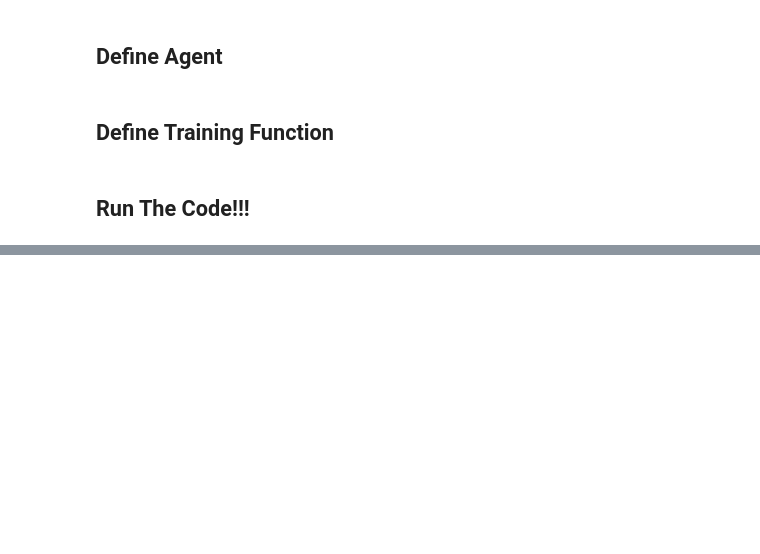
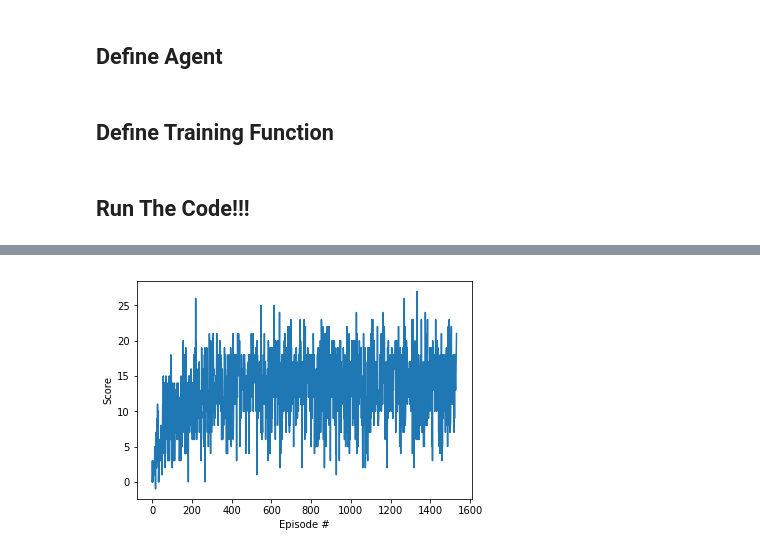
Before and after one commit to BruceChanJianLe/drlnd-banana-navigation-project1, a Jupyter notebook: script_1.ipynb, the cells around one changed output, grey strips where cells are left out. Saved outputs shown, nothing was run; the diff lists cells and outputs as text; code cells hidden in the pictures; blank space fills up the shorter version.

```diff
--- a/script_1.ipynb
+++ b/script_1.ipynb
@@ -247,0 +256,9 @@ Episode 503     Average Score: 11.42
+# %%
+fig = plt.figure()
+ax = fig.add_subplot(111)
+plt.plot(np.arange(len(score)), score)
+plt.ylabel('Score')
+plt.xlabel('Episode #')
+plt.show()
+# %% [output]
+[figure, added]
```
Also changed, not shown: parts of 3 cells of this notebook.
